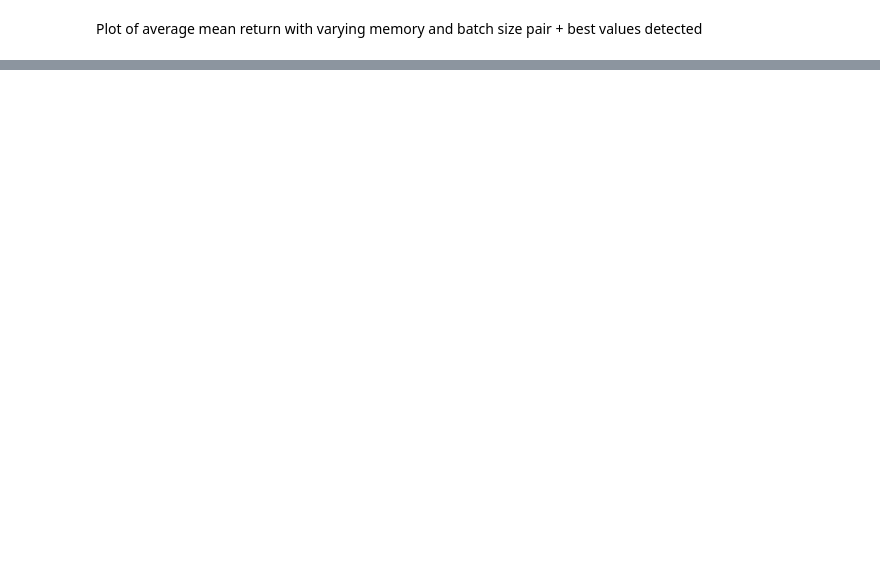
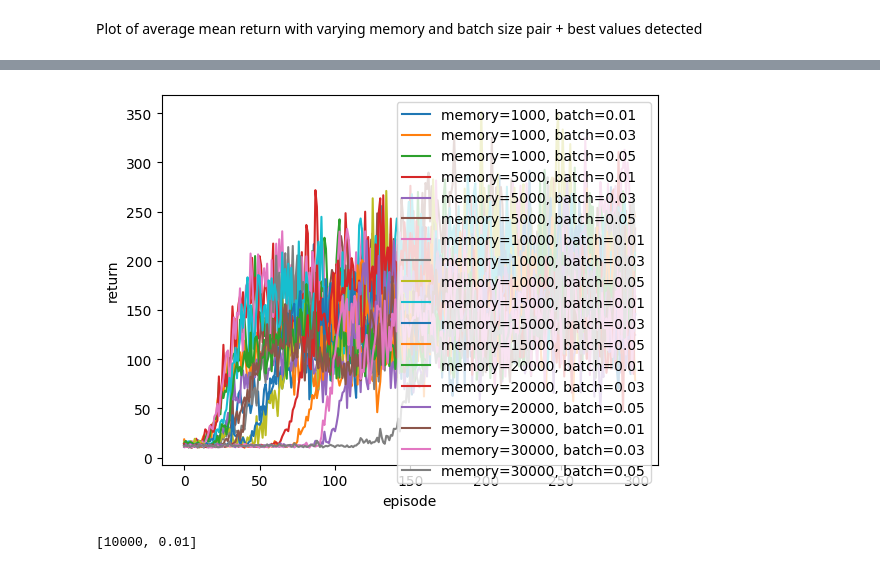
Before and after one commit to mitsides06/DQN-Hyperparameter-Tuning, a Jupyter notebook: coursework2.ipynb, the cells around one changed output, grey strips where cells are left out. Cells and saved outputs as stored; diff of their text form; code cells hidden in the pictures; blank space fills up the shorter version.

```diff
--- a/coursework2.ipynb
+++ b/coursework2.ipynb
@@ -185,3 +232,40 @@ plt.show()
+# %%
+import pickle
+
+file_name = "memory_batch_size_parameter.pkl"
+
+with open(file_name, "rb") as file:
+    loaded_variables = pickle.load(file)
+
+memory_batch_size_results = loaded_variables["memory_batch_size_results"]
+memory_sizes = [1000, 5000, 10000, 15000, 20000, 30000]
+batch_sizes = [[0.01, 0.03, 0.05]] * len(memory_sizes)
+# %%
+legends = []
+max_val = -float("inf")
+best_memory_batch_size_results = None
+best_memory_batch_size = None
+best_memory_batch_size_results = None
+for idx, experiment in enumerate(memory_batch_size_results):
+    results = torch.tensor(experiment)
+    means = results.float().mean(0)
+    if torch.mean(means[200:]) > max_val:
+        best_memory_batch_size_results = experiment
+        max_val = torch.mean(means[200:])
+        best_memory_batch_size_results = experiment
+        best_memory_batch_size = [memory_sizes[idx // 3], batch_sizes[idx // 3][idx % 3]]
+    legend = f"memory={memory_sizes[idx // 3]}, batch={batch_sizes[idx // 3][idx % 3]}"
+    legends.append(legend)
+    plt.plot(torch.arange(300), means)
+
+plt.legend(legends)
+plt.ylabel("return")
+plt.xlabel("episode")
+plt.show()
+best_memory_batch_size
+# %% [output]
+[figure, added]
+[10000, 0.01]
 # %%
 # Plotting the learning curve
 # Placeholder plot, you are free to modify it
```
Also changed, not shown: parts of 7 cells of this notebook, 1 other file.
